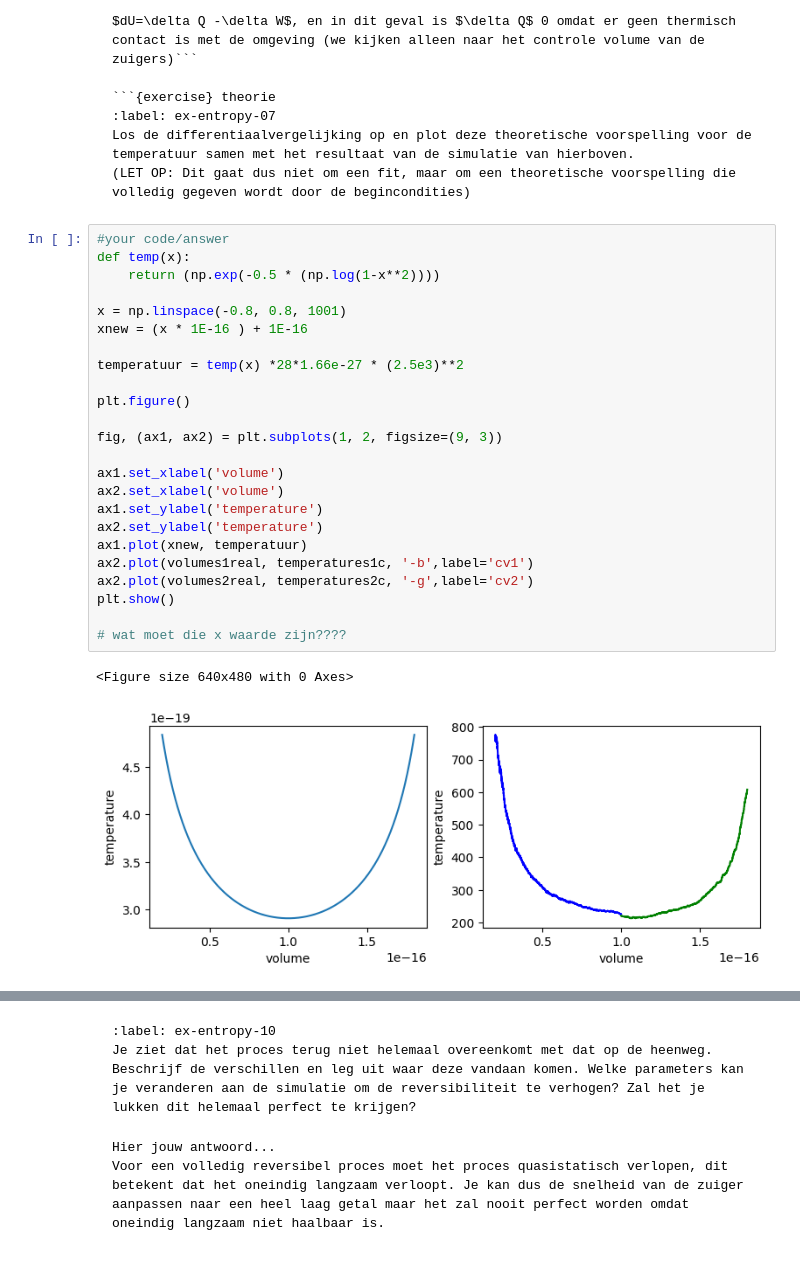
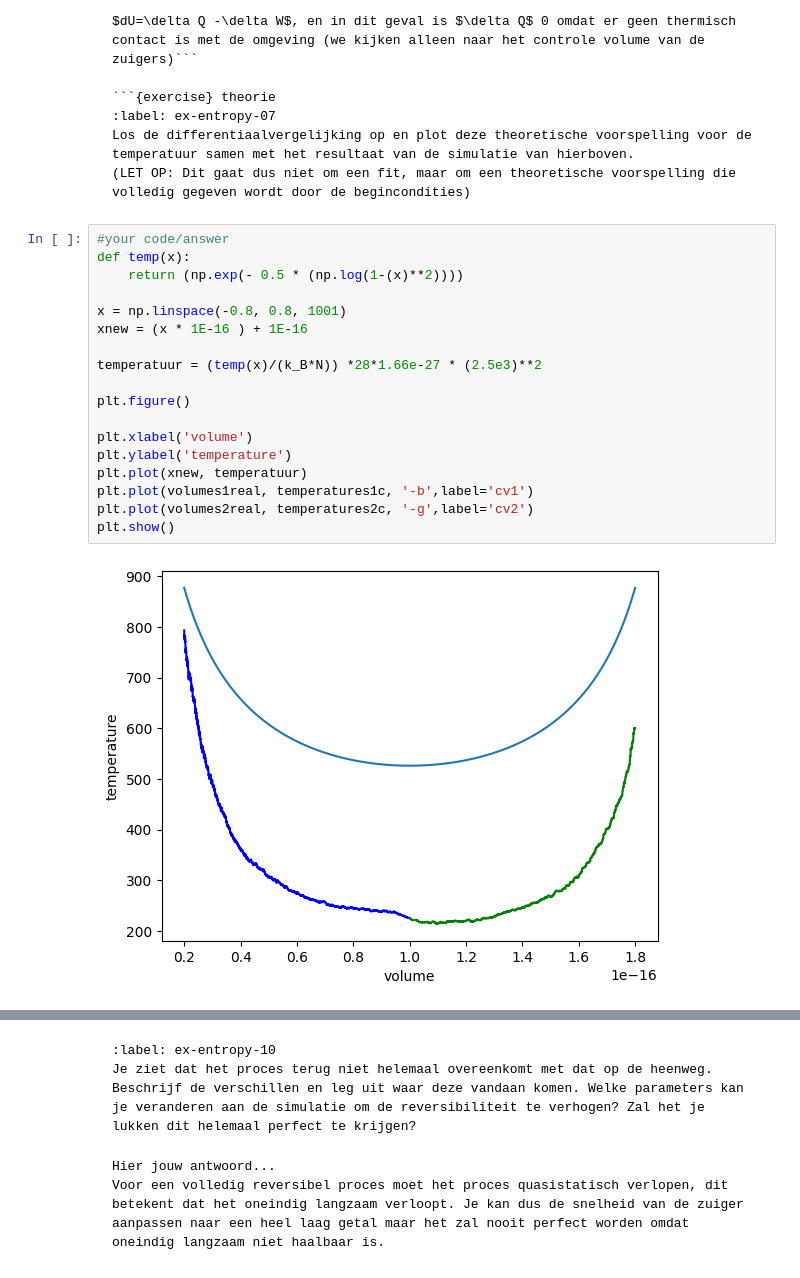
Before and after one commit to arenmeghdadi/314159265358979323846264338, a Jupyter notebook: Content/PySim/9_entropie.ipynb, the cells around one changed output, grey strips where cells are left out. Cells and saved outputs as stored; diff of their text form.

````diff
--- a/Content/PySim/9_entropie.ipynb
+++ b/Content/PySim/9_entropie.ipynb
@@ -421,30 +421,23 @@ Los de differentiaalvergelijking op en plot deze theoretische voorspelling voor
 # %%
 #your code/answer
 def temp(x):
-    return (np.exp(-0.5 * (np.log(1-x**2))))
+    return (np.exp(- 0.5 * (np.log(1-(x)**2))))
 
 x = np.linspace(-0.8, 0.8, 1001)
 xnew = (x * 1E-16 ) + 1E-16
 
-temperatuur = temp(x) *28*1.66e-27 * (2.5e3)**2
+temperatuur = (temp(x)/(k_B*N)) *28*1.66e-27 * (2.5e3)**2
 
 plt.figure()
 
-fig, (ax1, ax2) = plt.subplots(1, 2, figsize=(9, 3))
-
-ax1.set_xlabel('volume')
-ax2.set_xlabel('volume')
-ax1.set_ylabel('temperature')
-ax2.set_ylabel('temperature')
-ax1.plot(xnew, temperatuur)
-ax2.plot(volumes1real, temperatures1c, '-b',label='cv1')
-ax2.plot(volumes2real, temperatures2c, '-g',label='cv2')
+plt.xlabel('volume')
+plt.ylabel('temperature')
+plt.plot(xnew, temperatuur)
+plt.plot(volumes1real, temperatures1c, '-b',label='cv1')
+plt.plot(volumes2real, temperatures2c, '-g',label='cv2')
 plt.show()
-
-# wat moet die x waarde zijn????
 # %% [output]
-<Figure size 640x480 with 0 Axes>
-[figure, old version]
+[figure, new version]
 # %% [markdown]
 ```{exercise} theoretical_error
 :label: ex-entropy-08
````
Also changed, not shown: parts of 11 cells of this notebook.
